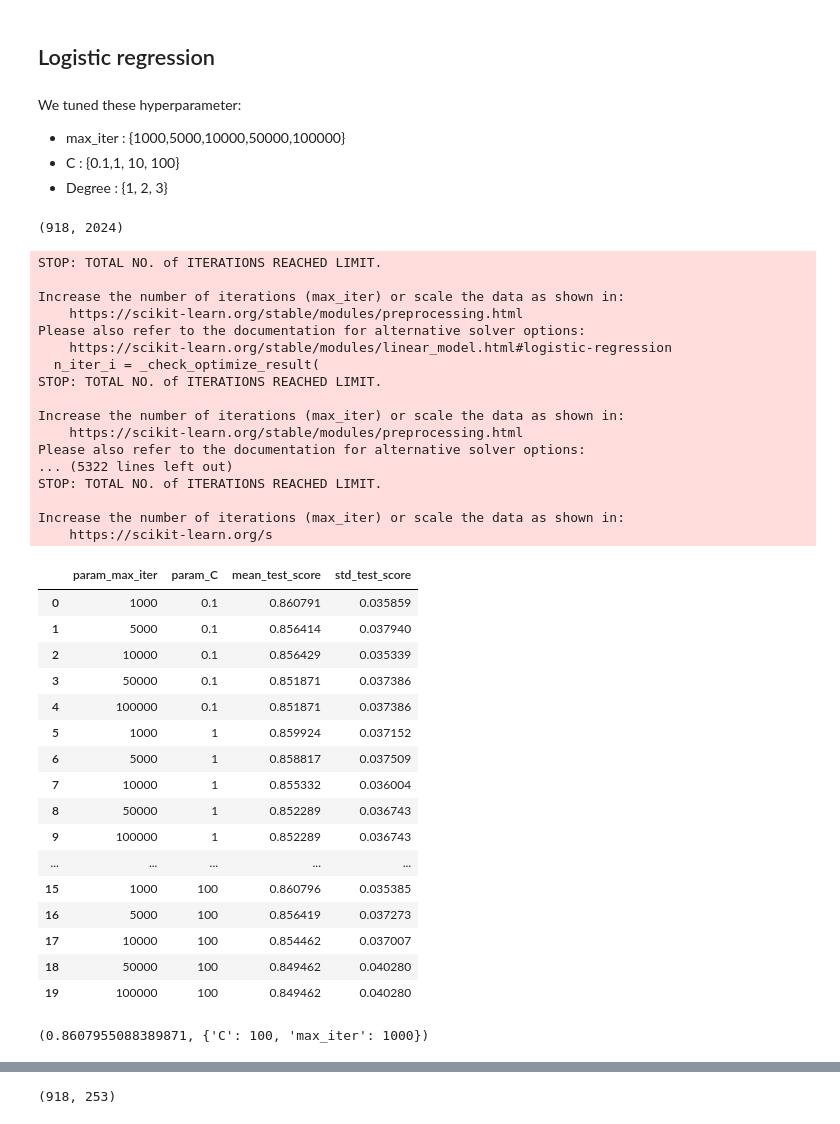
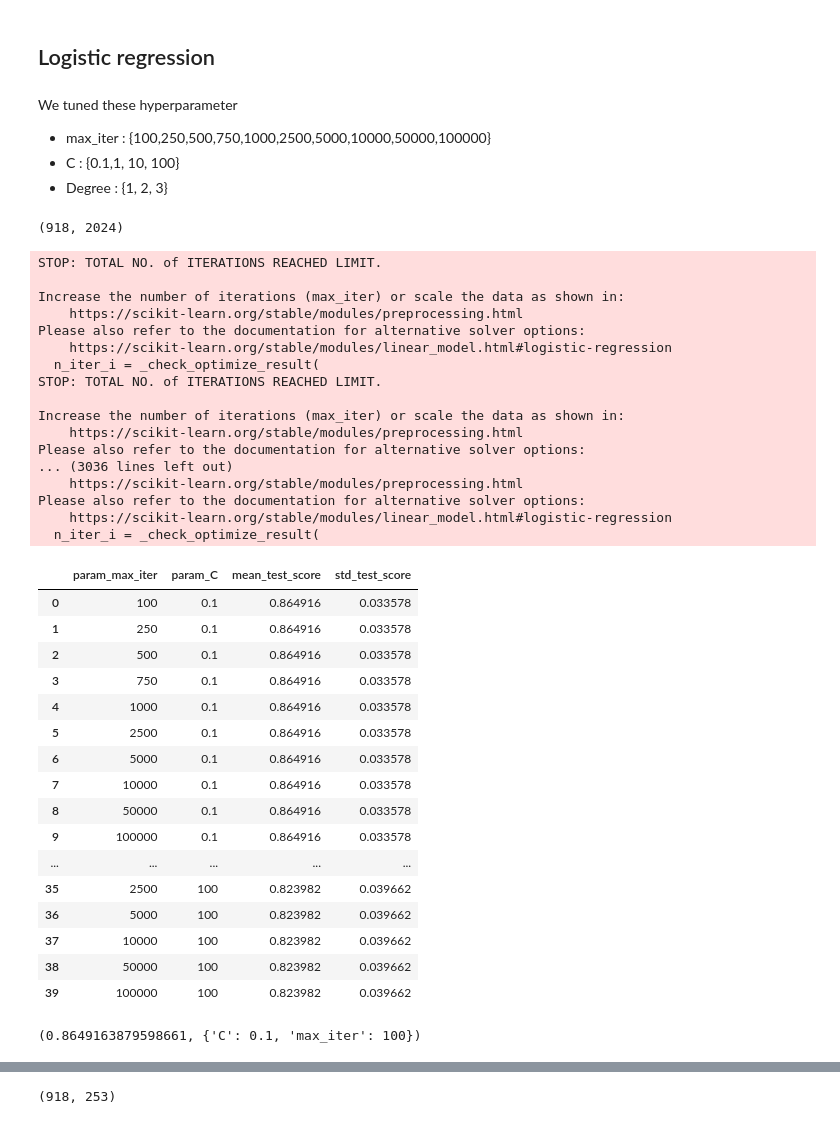
Before and after one commit to MichaelPlug/FDS_Project_HFD, a Jupyter notebook: Project_notebook.ipynb, the cells around one changed output, grey strips where cells are left out. Cells and saved outputs as stored; diff of their text form; code cells hidden in the pictures.

```diff
--- a/Project_notebook.ipynb
+++ b/Project_notebook.ipynb
@@ -948,4 +951,6 @@ X_df_extraC = pd.get_dummies(X_df_extraC).values
 
 #creating the array fo the y
 y = df_extraC['HeartDisease']
+min_max_scaler = MinMaxScaler()
+X_df_extraC = min_max_scaler.fit_transform(X_df_extraC)
 y_extraC = y.values
@@ -952,8 +961,8 @@ y_extraC = y.values
 # %% [markdown]
 ## Logistic regression
 # %% [markdown]
-We tuned these hyperparameter:
-- max_iter : {1000,5000,10000,50000,100000}
+We tuned these hyperparameter
+- max_iter : {100,250,500,750,1000,2500,5000,10000,50000,100000}
 - C : {0.1,1, 10, 100}
 - Degree : {1, 2, 3}
 # %%
@@ -975,56 +984,56 @@ Scores = {'accuracy'}
 ##[0.0001, 0.0003, 0.001, 0.003, 0.01, 0.03, 0.1, 0.3, 1.0]
 
 K=10
 repeats=5
 cv = RepeatedKFold(n_splits=K, n_repeats=repeats, random_state=0)
 clf = GridSearchCV(LogisticRegression(),{
-    'max_iter' : [1000,5000,10000,50000,100000],
+    'max_iter' : [100, 250, 500, 750, 1000,2500, 5000,10000,50000,100000],
     'C': [0.1,1, 10,100],
 }, cv=cv,scoring='accuracy')
 
 
 clf.fit(X_deg3, y_extraC)
 clf.cv_results_
 
 
 res = pd.DataFrame(clf.cv_results_)
 res[['param_max_iter','param_C','mean_test_score','std_test_score']]
 # %% [output]
 STOP: TOTAL NO. of ITERATIONS REACHED LIMIT.
 
 Increase the number of iterations (max_iter) or scale the data as shown in:
     https://scikit-learn.org/stable/modules/preprocessing.html
 Please also refer to the documentation for alternative solver options:
     https://scikit-learn.org/stable/modules/linear_model.html#logistic-regression
   n_iter_i = _check_optimize_result(
 STOP: TOTAL NO. of ITERATIONS REACHED LIMIT.
 
 Increase the number of iterations (max_iter) or scale the data as shown in:
     https://scikit-learn.org/stable/modules/preprocessing.html
 Please also refer to the documentation for alternative solver options:
-... (5322 lines left out)
-STOP: TOTAL NO. of ITERATIONS REACHED LIMIT.
-
-Increase the number of iterations (max_iter) or scale the data as shown in:
-    https://scikit-learn.org/s
+... (3036 lines left out)
+    https://scikit-learn.org/stable/modules/preprocessing.html
+Please also refer to the documentation for alternative solver options:
+    https://scikit-learn.org/stable/modules/linear_model.html#logistic-regression
+  n_iter_i = _check_optimize_result(
 |  | param_max_iter | param_C | mean_test_score | std_test_score |
-| 0 | 1000 | 0.1 | 0.860791 | 0.035859 |
-| 1 | 5000 | 0.1 | 0.856414 | 0.037940 |
-| 2 | 10000 | 0.1 | 0.856429 | 0.035339 |
-| 3 | 50000 | 0.1 | 0.851871 | 0.037386 |
-| 4 | 100000 | 0.1 | 0.851871 | 0.037386 |
-| 5 | 1000 | 1 | 0.859924 | 0.037152 |
-| 6 | 5000 | 1 | 0.858817 | 0.037509 |
-| 7 | 10000 | 1 | 0.855332 | 0.036004 |
-| 8 | 50000 | 1 | 0.852289 | 0.036743 |
-| 9 | 100000 | 1 | 0.852289 | 0.036743 |
+| 0 | 100 | 0.1 | 0.864916 | 0.033578 |
+| 1 | 250 | 0.1 | 0.864916 | 0.033578 |
+| 2 | 500 | 0.1 | 0.864916 | 0.033578 |
+| 3 | 750 | 0.1 | 0.864916 | 0.033578 |
+| 4 | 1000 | 0.1 | 0.864916 | 0.033578 |
+| 5 | 2500 | 0.1 | 0.864916 | 0.033578 |
+| 6 | 5000 | 0.1 | 0.864916 | 0.033578 |
+| 7 | 10000 | 0.1 | 0.864916 | 0.033578 |
+| 8 | 50000 | 0.1 | 0.864916 | 0.033578 |
+| 9 | 100000 | 0.1 | 0.864916 | 0.033578 |
 | ... | ... | ... | ... | ... |
-| 15 | 1000 | 100 | 0.860796 | 0.035385 |
-| 16 | 5000 | 100 | 0.856419 | 0.037273 |
-| 17 | 10000 | 100 | 0.854462 | 0.037007 |
-| 18 | 50000 | 100 | 0.849462 | 0.040280 |
-| 19 | 100000 | 100 | 0.849462 | 0.040280 |
+| 35 | 2500 | 100 | 0.823982 | 0.039662 |
+| 36 | 5000 | 100 | 0.823982 | 0.039662 |
+| 37 | 10000 | 100 | 0.823982 | 0.039662 |
+| 38 | 50000 | 100 | 0.823982 | 0.039662 |
+| 39 | 100000 | 100 | 0.823982 | 0.039662 |
 # %%
 clf.best_score_, clf.best_params_
 # %% [output]
-(0.8607955088389871, {'C': 100, 'max_iter': 1000})
+(0.8649163879598661, {'C': 0.1, 'max_iter': 100})
```
Also changed, not shown: parts of 46 cells of this notebook.
